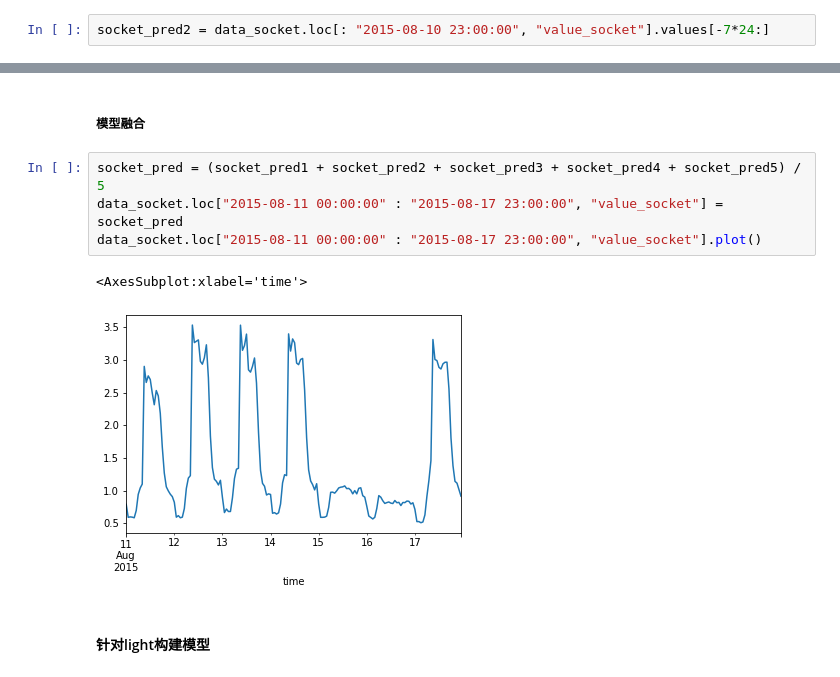
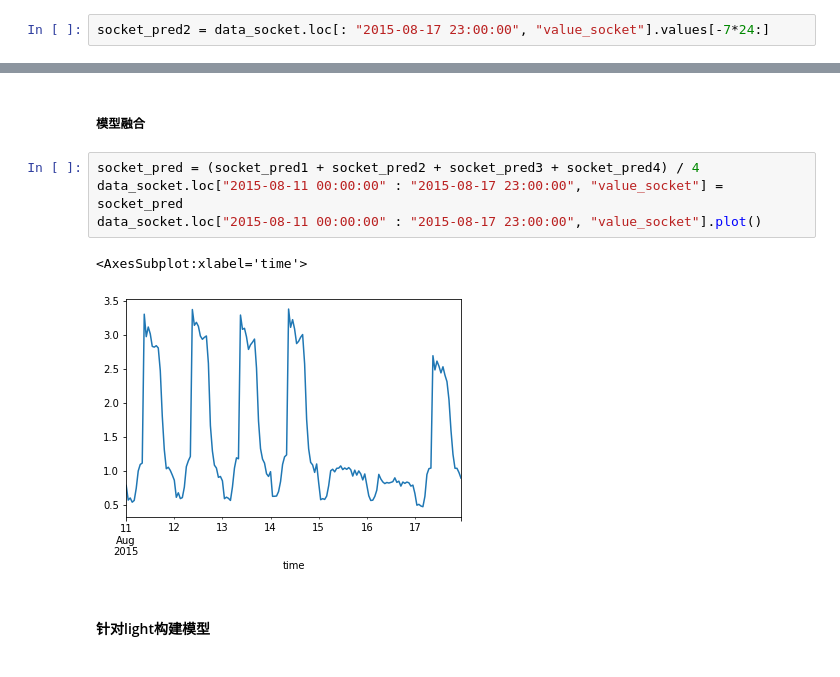
Before and after one commit to ZongXR/Smart-Building-Energy-Consumption-Prediction, a Jupyter notebook: notebooks/main-C.ipynb, the cells around one changed output, grey strips where cells are left out. Drawn from its saved outputs; the diff is of its cells as text.

```diff
--- a/notebooks/main-C.ipynb
+++ b/notebooks/main-C.ipynb
@@ -472,7 +472,7 @@ socket_pred1 = model_socket1.predict(x_test_socket)
 # %% [markdown]
 <h5>取最后7*24个点作为模型2预测值</h5>
 # %%
-socket_pred2 = data_socket.loc[: "2015-08-10 23:00:00", "value_socket"].values[-7*24:]
+socket_pred2 = data_socket.loc[: "2015-08-17 23:00:00", "value_socket"].values[-7*24:]
 # %% [markdown]
 <h5>构建catboost</h5>
 # %%
@@ -576,12 +576,12 @@ socket_pred5 = model_socket5.predict(np.expand_dims(x_test_socket.values, 0))[0,
 # %% [markdown]
 <h5>模型融合</h5>
 # %%
-socket_pred = (socket_pred1 + socket_pred2 + socket_pred3 + socket_pred4 + socket_pred5) / 5
+socket_pred = (socket_pred1 + socket_pred2 + socket_pred3 + socket_pred4) / 4
 data_socket.loc["2015-08-11 00:00:00" : "2015-08-17 23:00:00", "value_socket"] = socket_pred
 data_socket.loc["2015-08-11 00:00:00" : "2015-08-17 23:00:00", "value_socket"].plot()
 # %% [output]
 <AxesSubplot:xlabel='time'>
-[figure, old version]
+[figure, new version]
 # %% [markdown]
 <h4>针对light构建模型</h4>
 # %% [markdown]
```
Also changed, not shown: parts of 16 cells of this notebook, 2 other files.
